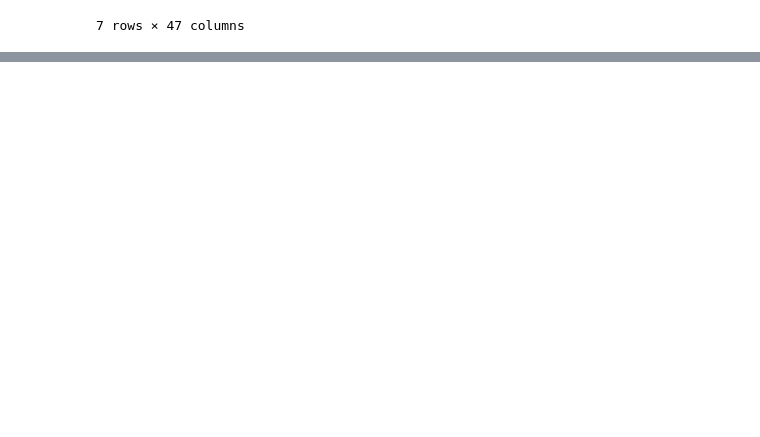
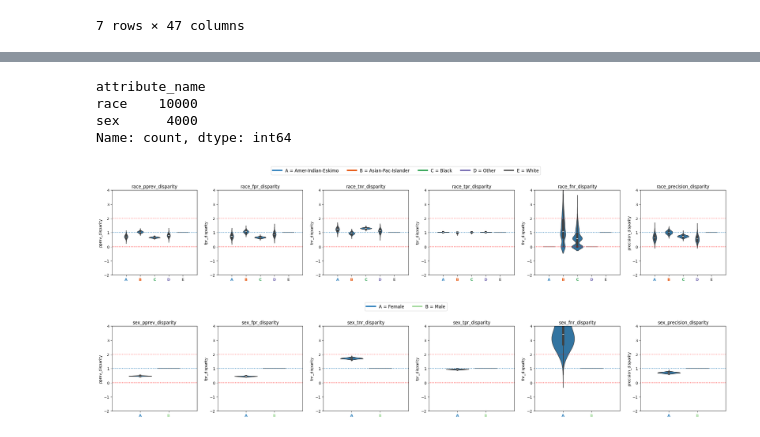
Before and after one commit to uclamii/equiboots_docs, a Jupyter notebook: notebooks/adult_income_bias_fairness.ipynb, the cells around one changed output, grey strips where cells are left out. Drawn from its saved outputs; the diff is of its cells as text; code cells hidden in the pictures; blank space fills up the shorter version.

Commit message:
created image dirs; output plot_metrics

```diff
--- a/notebooks/adult_income_bias_fairness.ipynb
+++ b/notebooks/adult_income_bias_fairness.ipynb
@@ -43,0 +81,15 @@ audit.disparity_df.to_csv(os.path.join(data_path, "disparity_metrics.csv"))
+# %%
+results_dict = perform_bootstrapped_audit(
+    df=df,
+    seeds=seeds,
+    n_iterations=n_iterations,
+    sample_size=sample_size,
+    stratify_columns=stratify_columns,
+    categorical_columns=categorical_columns,
+    score_column=score_column,
+    label_column=label_column,
+    return_disparity_metrics=True,
+)
+
+# Access the results
+all_metrics_stratified = results_dict["all_metrics"]
@@ -43,0 +112,29 @@ audit.disparity_df.to_csv(os.path.join(data_path, "disparity_metrics.csv"))
+# %%
+metric_cols = [
+    "pprev_disparity",
+    "fpr_disparity",
+    "tnr_disparity",
+    "tpr_disparity",
+    "fnr_disparity",
+    "precision_disparity",
+]
+
+nondisparity_columns = [x.replace("_disparity", "") for x in metric_cols]
+# %%
+all_metrics_stratified["attribute_name"].value_counts()
+# %% [output]
+attribute_name
+race    10000
+sex      4000
+Name: count, dtype: int64
+# %%
+plot_metrics(
+    all_metrics_stratified,
+    categories="all",
+    metric_cols=metric_cols,
+    include_legend=True,
+    cmap="tab20c",
+)
+# %% [output]
+[figure, added]
+[figure, added]
```
Also changed, not shown: parts of 5 cells of this notebook.
